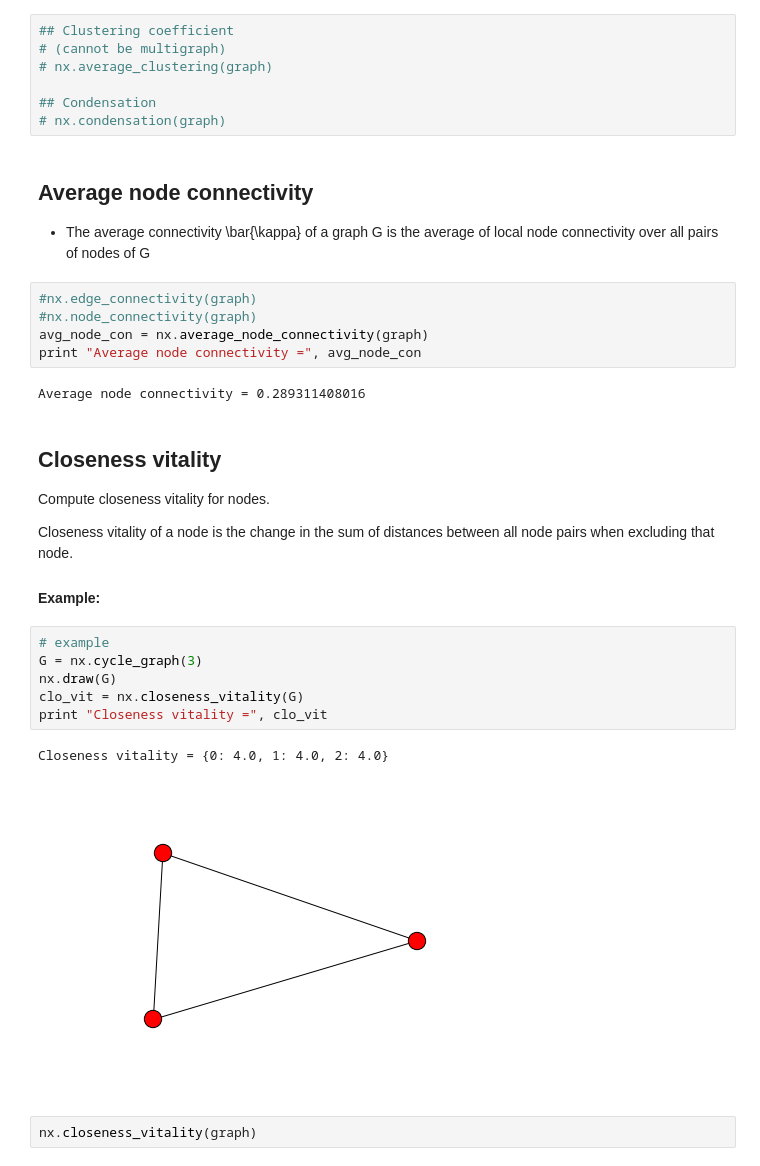
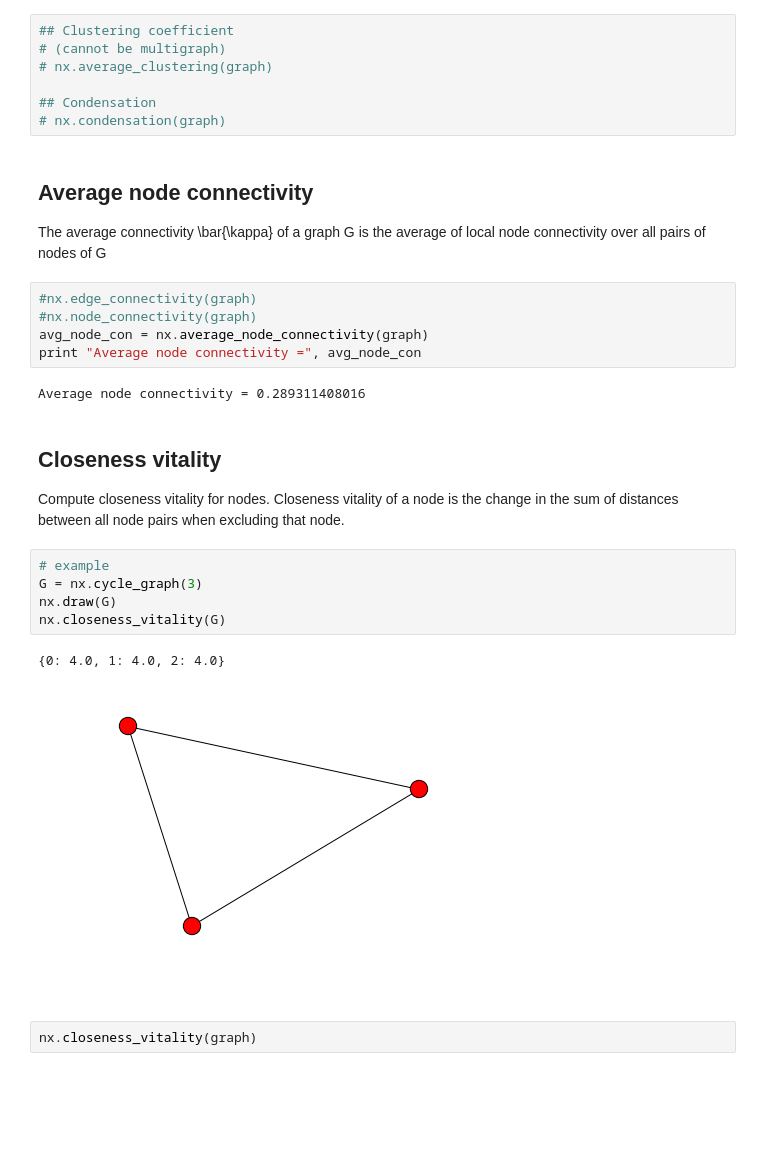
Before and after one commit to gloriakang/vax-sentiment, a Jupyter notebook: graph-analysis.ipynb, the cells around one changed output. Cells and saved outputs as stored; diff of their text form; blank space fills up the shorter version.

```diff
--- a/graph-analysis.ipynb
+++ b/graph-analysis.ipynb
@@ -126,7 +133,7 @@ Degree pearson correlation coefficient = -0.178601405939
 # nx.condensation(graph)
 # %% [markdown]
 ## Average node connectivity
-- The average connectivity \bar{\kappa} of a graph G is the average of local node connectivity over all pairs of nodes of G
+The average connectivity \bar{\kappa} of a graph G is the average of local node connectivity over all pairs of nodes of G
 # %%
 #nx.edge_connectivity(graph)
 #nx.node_connectivity(graph)
@@ -136,20 +143,15 @@ print "Average node connectivity =", avg_node_con
 Average node connectivity = 0.289311408016
 # %% [markdown]
 ## Closeness vitality
-Compute closeness vitality for nodes.
-
-Closeness vitality of a node is the change in the sum of distances between all node pairs when excluding that node.
-
-#### Example:
+Compute closeness vitality for nodes. Closeness vitality of a node is the change in the sum of distances between all node pairs when excluding that node.
 # %%
 # example
 G = nx.cycle_graph(3)
 nx.draw(G)
-clo_vit = nx.closeness_vitality(G)
-print "Closeness vitality =", clo_vit
+nx.closeness_vitality(G)
 # %% [output]
-Closeness vitality = {0: 4.0, 1: 4.0, 2: 4.0}
+{0: 4.0, 1: 4.0, 2: 4.0}
-[figure, old version]
+[figure, new version]
 # %%
 nx.closeness_vitality(graph)
 # %% [output]
```
Also changed, not shown: parts of 10 cells of this notebook.
